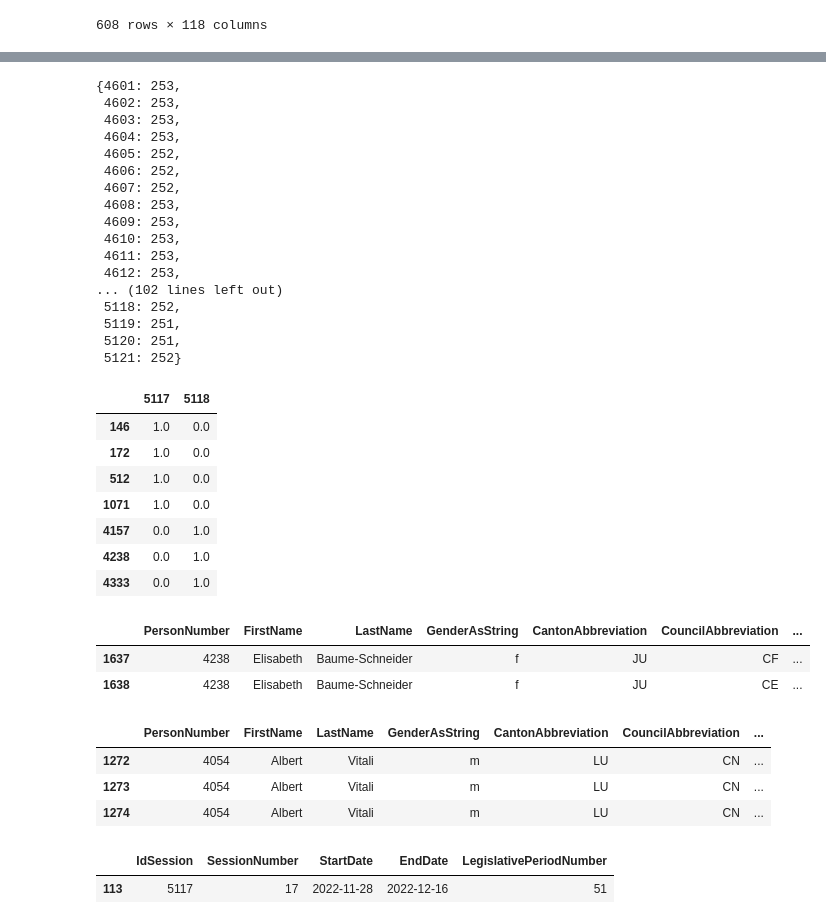
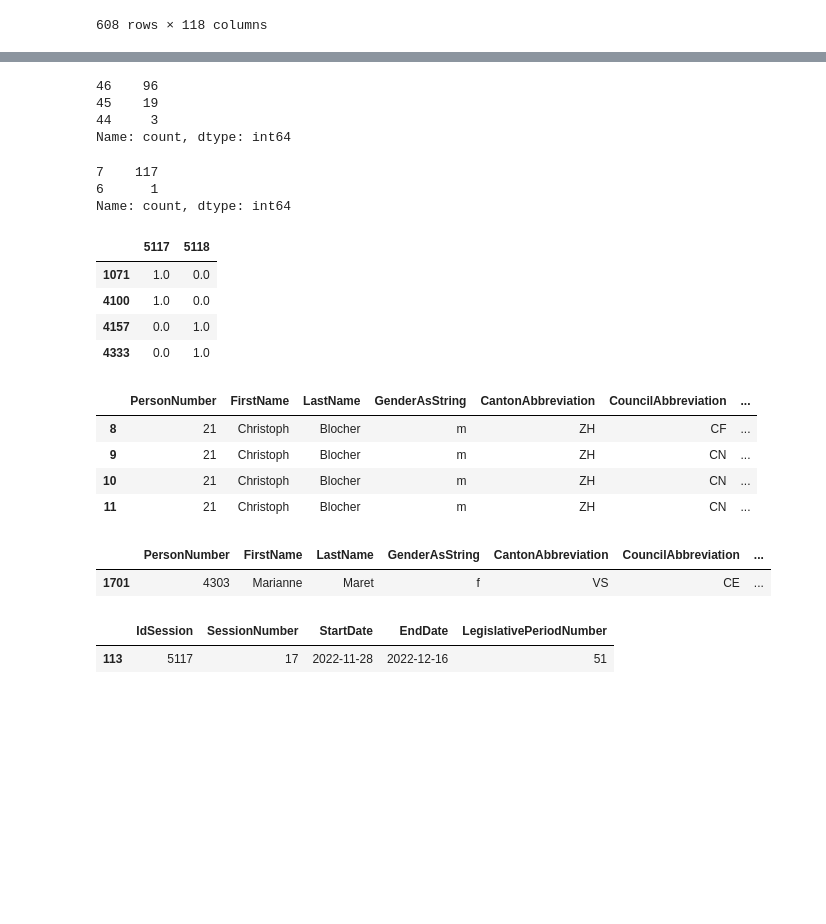
Before and after one commit to cgcrts/ef23_discours, a Jupyter notebook: data_processing.ipynb, the cells around one changed output, grey strips where cells are left out. Cells and saved outputs as stored; diff of their text form; code cells hidden in the pictures; blank space fills up the shorter version.

```diff
--- a/data_processing.ipynb
+++ b/data_processing.ipynb
@@ -572,7 +572,7 @@ business_tag_df.to_csv('data/businesses_tags.csv', encoding='utf-8')
 # %% [markdown]
 ## Get members history
 # %%
-with open('data/sessions.csv', encoding='utf-8') as file:
+with open('data/raw/raw_sessions.csv', encoding='utf-8') as file:
     sessions_df = pd.read_csv(file)
     sessions_df = sessions_df.rename(columns={'ID': 'IdSession'})
 
@@ -596,7 +596,7 @@ sessions_df
 | 117 | 5121 | 21 | 2023-05-30 | 2023-06-16 | 51 |
 118 rows × 5 columns
 # %%
-with open('data/members.csv', encoding='utf-8') as file:
+with open('data/raw/raw_members.csv', encoding='utf-8') as file:
     members_df = pd.read_csv(file)
     members_df = members_df.sort_values(by='PersonNumber').reset_index(drop=True)
 
@@ -746,49 +858,40 @@ all_members_sessions_dict['CE']
-# %%
-dict(members_sessions_df.sum())
-# %% [output]
-{4601: 253,
- 4602: 253,
- 4603: 253,
- 4604: 253,
- 4605: 252,
- 4606: 252,
- 4607: 252,
- 4608: 253,
- 4609: 253,
- 4610: 253,
- 4611: 253,
- 4612: 253,
-... (102 lines left out)
- 5118: 252,
- 5119: 251,
- 5120: 251,
- 5121: 252}
+# %%
+all_members_sessions_dict['CE'].sum().value_counts()
+# %% [output]
+46    96
+45    19
+44     3
+Name: count, dtype: int64
+# %%
+all_members_sessions_dict['CF'].sum().value_counts()
+# %% [output]
+7    117
+6      1
+Name: count, dtype: int64
 # %%
 a = 5117
 b = 5118
-members_sessions_df[a].compare(members_sessions_df[b], result_names=(a, b))
+df_to_compare = all_members_sessions_dict['CN']
+df_to_compare[a].compare(df_to_compare[b], result_names=(a, b))
 # %% [output]
 |  | 5117 | 5118 |
-| 146 | 1.0 | 0.0 |
-| 172 | 1.0 | 0.0 |
-| 512 | 1.0 | 0.0 |
 | 1071 | 1.0 | 0.0 |
+| 4100 | 1.0 | 0.0 |
 | 4157 | 0.0 | 1.0 |
-| 4238 | 0.0 | 1.0 |
 | 4333 | 0.0 | 1.0 |
 # %%
-members_df.query('PersonNumber == 4238')
+members_df.query('PersonNumber == 21')
 # %% [output]
 |  | PersonNumber | FirstName | LastName | GenderAsString | CantonAbbreviation | CouncilAbbreviation | ... |
-| 1637 | 4238 | Elisabeth | Baume-Schneider | f | JU | CF | ... |
-| 1638 | 4238 | Elisabeth | Baume-Schneider | f | JU | CE | ... |
+| 8 | 21 | Christoph | Blocher | m | ZH | CF | ... |
+| 9 | 21 | Christoph | Blocher | m | ZH | CN | ... |
+| 10 | 21 | Christoph | Blocher | m | ZH | CN | ... |
+| 11 | 21 | Christoph | Blocher | m | ZH | CN | ... |
 # %%
-members_df.query('LastName == "Vitali"')
+members_df.query('LastName == "Maret"')
 # %% [output]
 |  | PersonNumber | FirstName | LastName | GenderAsString | CantonAbbreviation | CouncilAbbreviation | ... |
-| 1272 | 4054 | Albert | Vitali | m | LU | CN | ... |
-| 1273 | 4054 | Albert | Vitali | m | LU | CN | ... |
-| 1274 | 4054 | Albert | Vitali | m | LU | CN | ... |
+| 1701 | 4303 | Marianne | Maret | f | VS | CE | ... |
 # %%
 sessions_df.query('IdSession == 5117')
 # %% [output]
```
Also changed, not shown: parts of 11 cells of this notebook, 5 other files.
